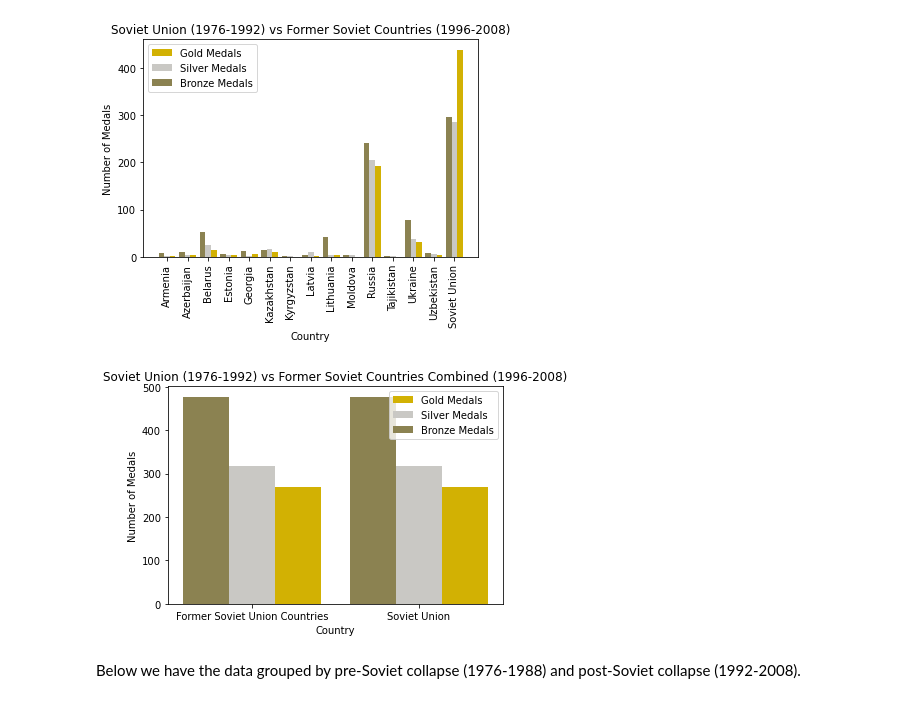
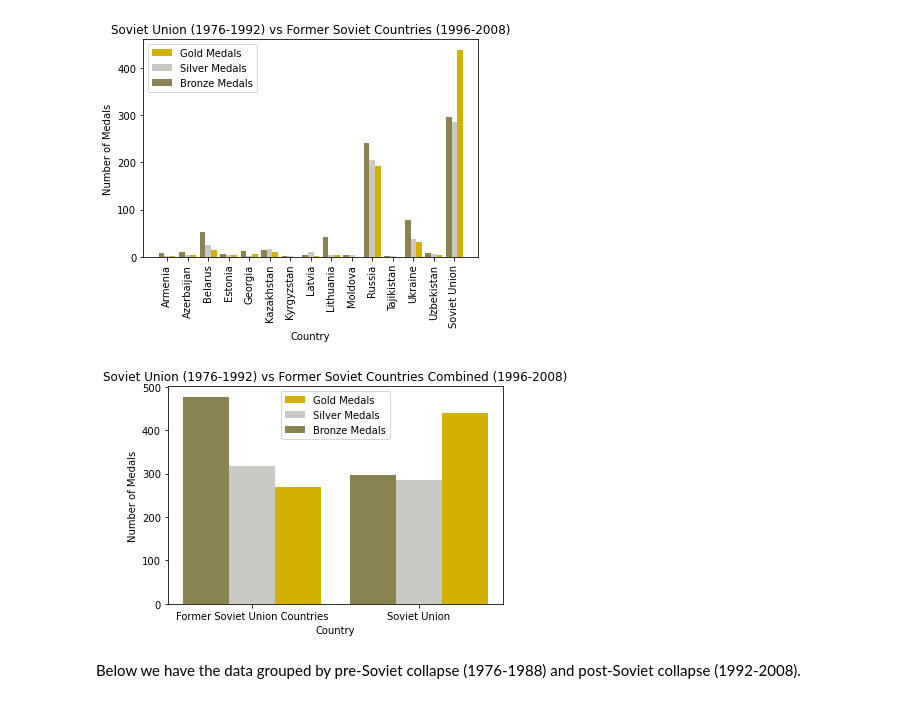
Before and after one commit to rbvancleave/project_1_olympicmedals, a Jupyter notebook: Summer-Olympics-Main.ipynb, the cells around one changed output. Drawn from its saved outputs; the diff is of its cells as text; code cells hidden in the pictures.

```diff
--- a/Summer-Olympics-Main.ipynb
+++ b/Summer-Olympics-Main.ipynb
@@ -208,27 +208,27 @@ plt.show()
 # %%
 #combining post soviet country data
 post_soviet_countries = ["Former Soviet Union Countries", "Soviet Union"]
-post_soviet_golds = sum(golds_post[:-1])
-post_soviet_silvers = sum(silvers_post[:-1])
-post_soviet_bronzes = sum(bronzes_post[:-1])
+post_soviet_golds = [sum(golds_post[:-1]), golds_pre[0]]
+post_soviet_silvers = [sum(silvers_post[:-1]), silvers_pre[0]]
+post_soviet_bronzes = [sum(bronzes_post[:-1]), bronzes_pre[0]]
 
 #plotting soviet comparison
 width = 0.275
 x_sov_combined = np.array(range(2))
 
 plt.bar(x_sov_combined + width, post_soviet_golds, width=width, color="#d2b103", label="Gold Medals")
 plt.bar(x_sov_combined, post_soviet_silvers, width=width, color="#c9c8c4", label="Silver Medals")
 plt.bar(x_sov_combined - width, post_soviet_bronzes, width=width, color="#8b8251", label="Bronze Medals")
 plt.xticks(x_sov_combined, post_soviet_countries)
 plt.title("Soviet Union (1976-1992) vs Former Soviet Countries Combined (1996-2008)")
 plt.ylabel("Number of Medals")
 plt.xlabel("Country")
 plt.legend()
 
 plt.savefig("images/soviet_combined_comparison.png", bbox_inches="tight")
 plt.show()
 # %% [output]
-[figure, old version]
+[figure, new version]
 # %% [markdown]
 Below we have the data grouped by pre-Soviet collapse (1976-1988) and post-Soviet collapse (1992-2008).
 # %%
```
Also changed, not shown: 1 other file.
